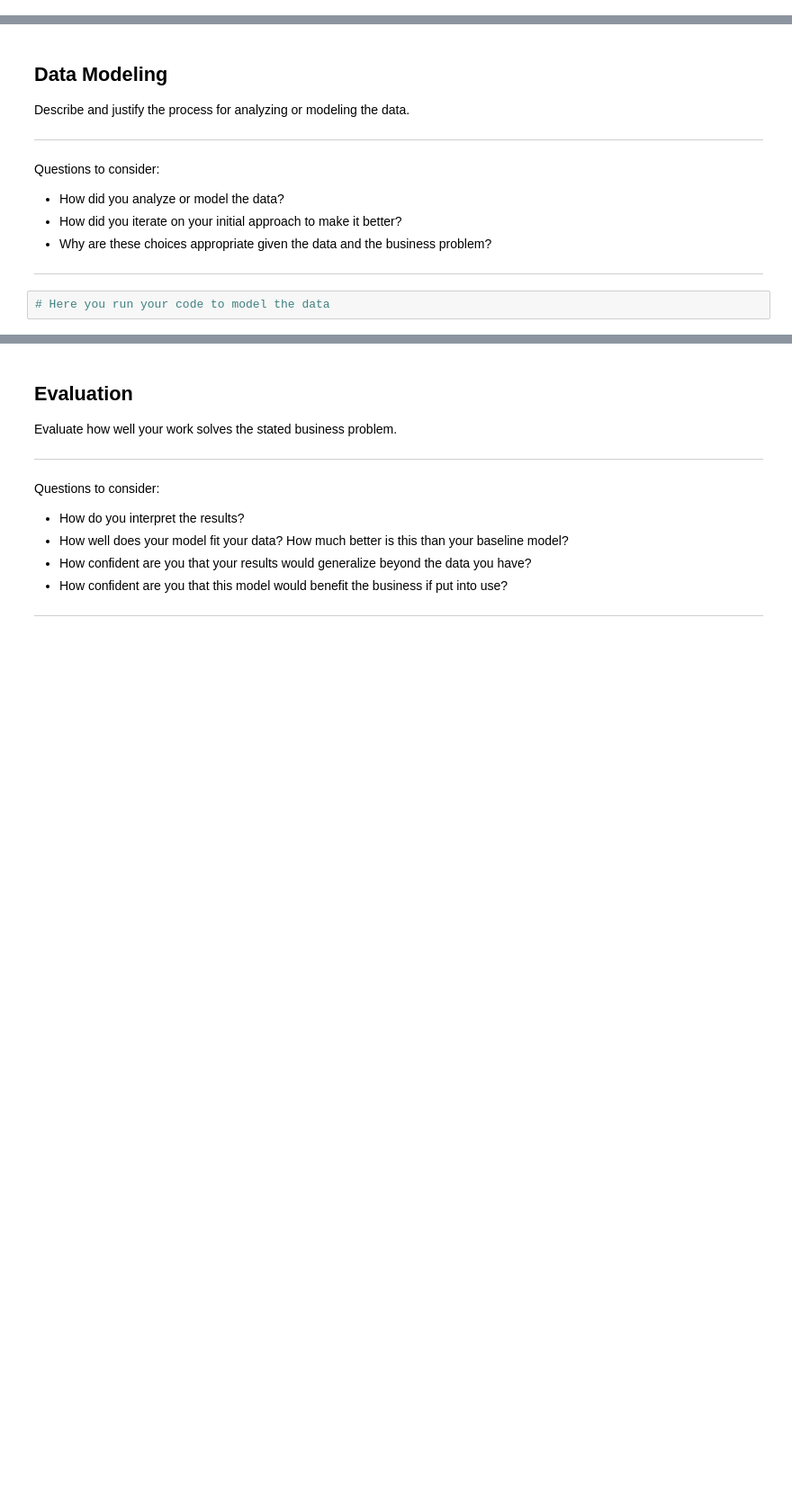
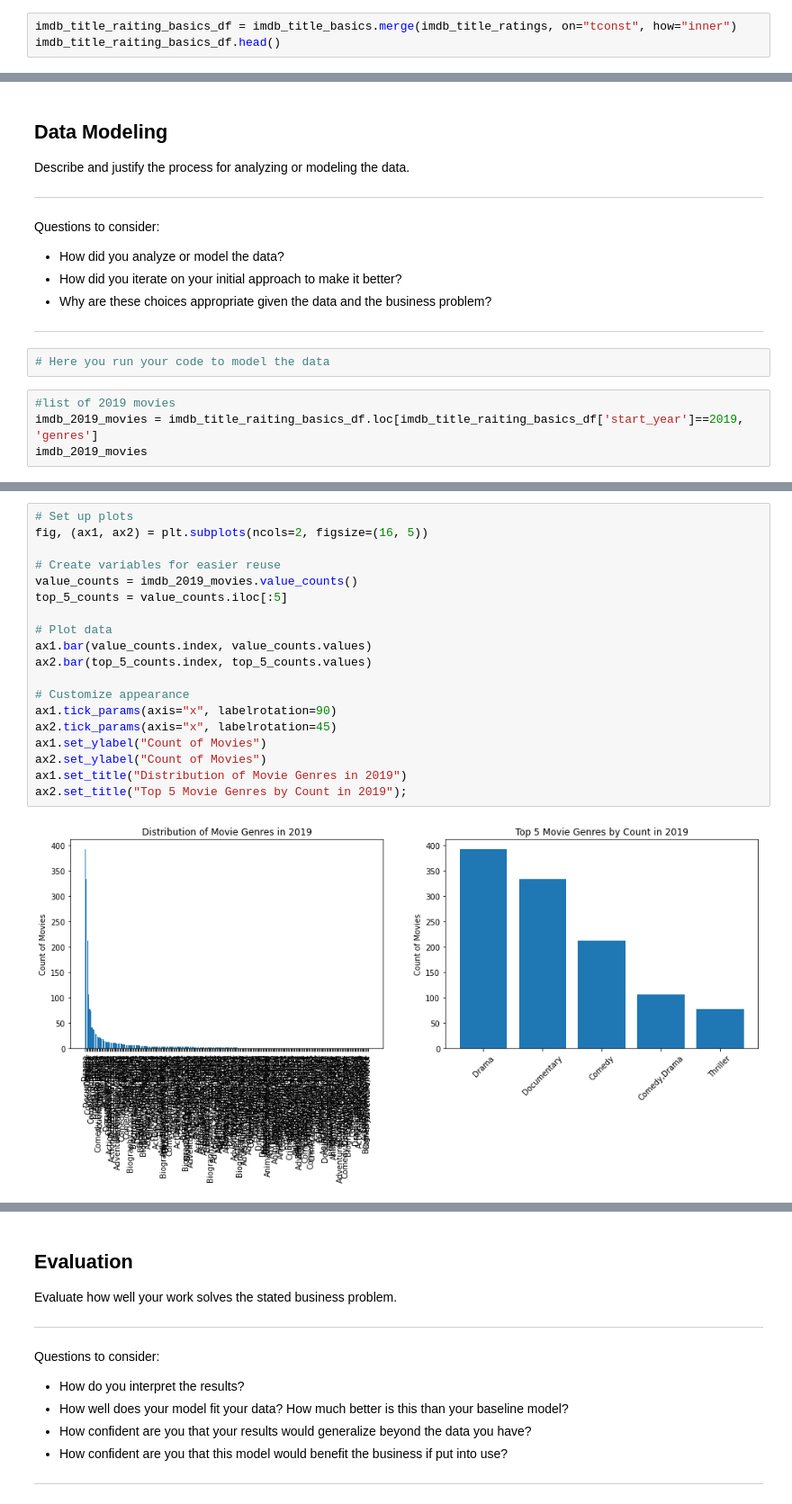
Before and after one commit to rusalka013/Microsoft-Movie-Analysis-project, a Jupyter notebook: dsc-phase1-project-template.ipynb, the cells around one changed output, grey strips where cells are left out. Shown at 90% size. Cells and saved outputs as stored; diff of their text form; blank space fills up the shorter version.

```diff
--- a/dsc-phase1-project-template.ipynb
+++ b/dsc-phase1-project-template.ipynb
@@ -131,0 +135,3 @@ Questions to consider:
+# %%
+imdb_title_raiting_basics_df = imdb_title_basics.merge(imdb_title_ratings, on="tconst", how="inner")
+imdb_title_raiting_basics_df.head()
@@ -141,3 +189,7 @@ Questions to consider:
 ***
 # %%
 # Here you run your code to model the data
+# %%
+#list of 2019 movies
+imdb_2019_movies = imdb_title_raiting_basics_df.loc[imdb_title_raiting_basics_df['start_year']==2019, 'genres']
+imdb_2019_movies
@@ -143,0 +250,21 @@ Questions to consider:
+# %%
+# Set up plots
+fig, (ax1, ax2) = plt.subplots(ncols=2, figsize=(16, 5))
+
+# Create variables for easier reuse
+value_counts = imdb_2019_movies.value_counts()
+top_5_counts = value_counts.iloc[:5]
+
+# Plot data
+ax1.bar(value_counts.index, value_counts.values)
+ax2.bar(top_5_counts.index, top_5_counts.values)
+
+# Customize appearance
+ax1.tick_params(axis="x", labelrotation=90)
+ax2.tick_params(axis="x", labelrotation=45)
+ax1.set_ylabel("Count of Movies")
+ax2.set_ylabel("Count of Movies")
+ax1.set_title("Distribution of Movie Genres in 2019")
+ax2.set_title("Top 5 Movie Genres by Count in 2019");
+# %% [output]
+[figure, added]
```
Also changed, not shown: parts of 11 cells of this notebook.
